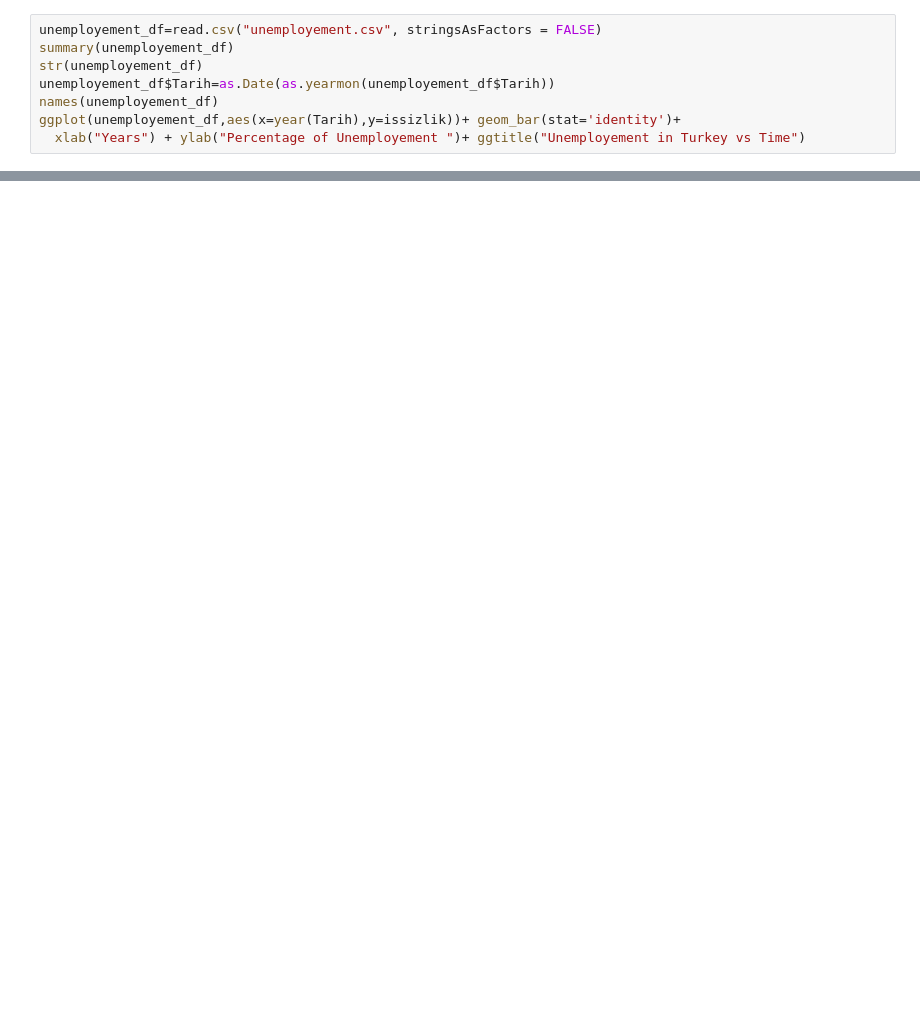
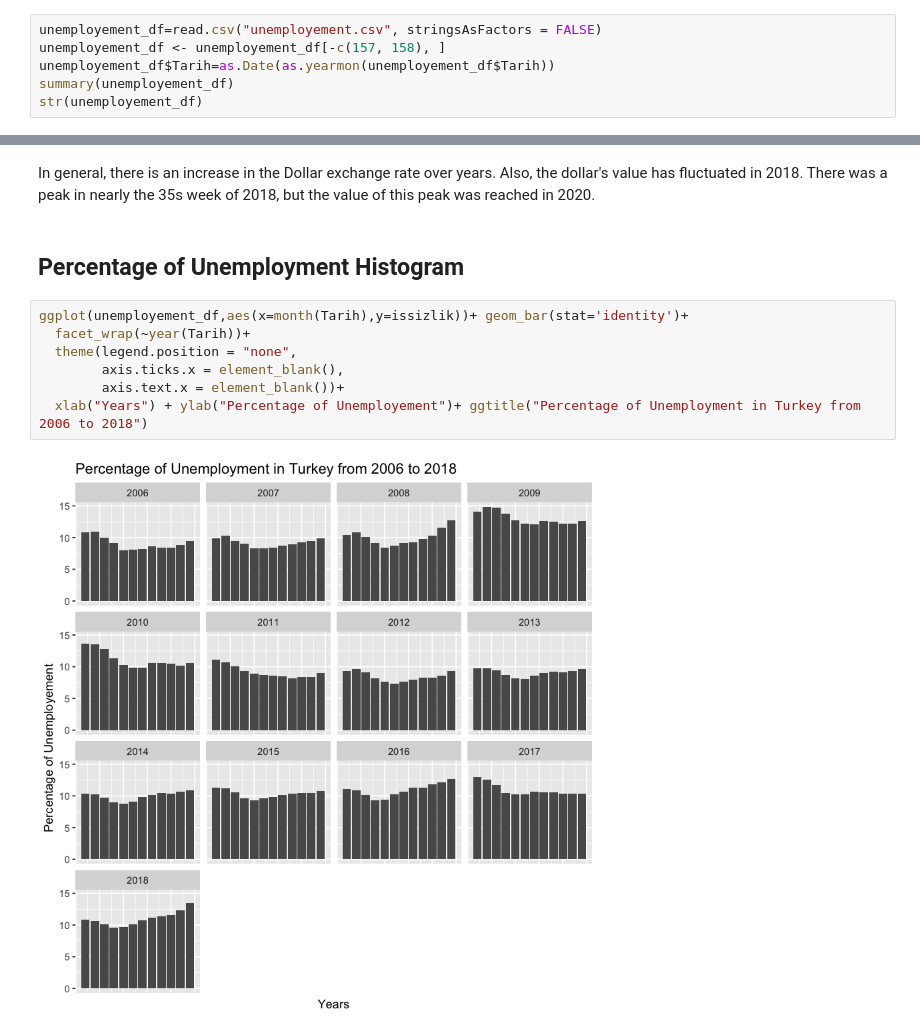
Before and after one commit to BU-IE-360/fall20-mbahadir, a Jupyter notebook: Homework1/Homework1.ipynb, the cells around one changed output, grey strips where cells are left out. Saved outputs shown, nothing was run; the diff lists cells and outputs as text; blank space fills up the shorter version.

```diff
--- a/Homework1/Homework1.ipynb
+++ b/Homework1/Homework1.ipynb
@@ -41,9 +38,7 @@ Warning message:
 # %%
 unemployement_df=read.csv("unemployement.csv", stringsAsFactors = FALSE)
+unemployement_df <- unemployement_df[-c(157, 158), ]
+unemployement_df$Tarih=as.Date(as.yearmon(unemployement_df$Tarih))
 summary(unemployement_df)
 str(unemployement_df)
-unemployement_df$Tarih=as.Date(as.yearmon(unemployement_df$Tarih))
-names(unemployement_df)
-ggplot(unemployement_df,aes(x=year(Tarih),y=issizlik))+ geom_bar(stat='identity')+
-  xlab("Years") + ylab("Percentage of Unemployement ")+ ggtitle("Unemployement in Turkey vs Time")
 # %% [output]
@@ -106,0 +107,13 @@ ggplot(covid_df,aes(x=month_year,y=dailyCases))+ geom_bar(stat='identity')+
+# %% [markdown]
+In general, there is an increase in the Dollar exchange rate over years. Also, the dollar's value has fluctuated in 2018. There was a peak in nearly the 35s week of 2018, but the value of this peak was reached in 2020.
+# %% [markdown]
+## Percentage of Unemployment Histogram
+# %%
+ggplot(unemployement_df,aes(x=month(Tarih),y=issizlik))+ geom_bar(stat='identity')+
+  facet_wrap(~year(Tarih))+
+  theme(legend.position = "none",
+        axis.ticks.x = element_blank(),
+        axis.text.x = element_blank())+
+  xlab("Years") + ylab("Percentage of Unemployement")+ ggtitle("Percentage of Unemployment in Turkey from 2006 to 2018")
+# %% [output]
+[figure, added]
```
Also changed, not shown: parts of 30 cells of this notebook, 3 other files.
